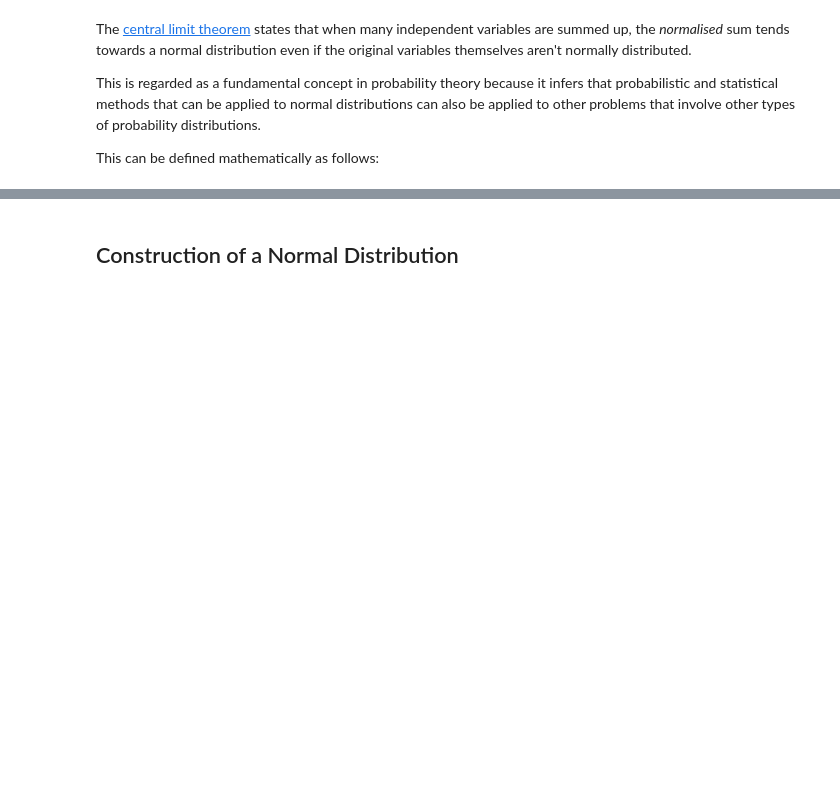
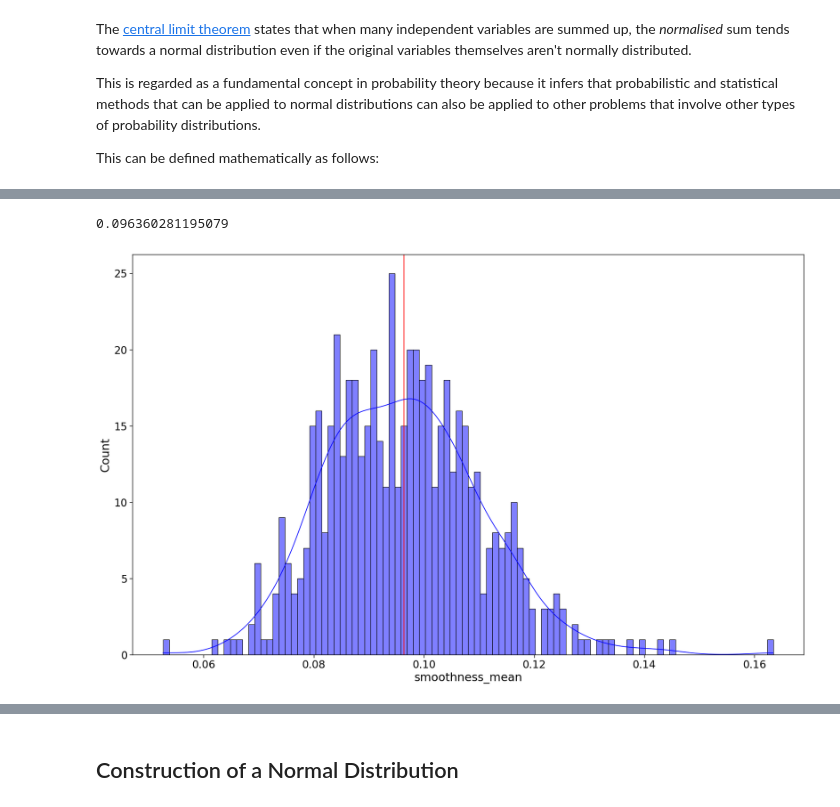
Before and after one commit to fabiofabrizi/fun-data-analysis, a Jupyter notebook: project/Normal-Distribution-Project.ipynb, the cells around one changed output, grey strips where cells are left out. Cells and saved outputs as stored; diff of their text form; code cells hidden in the pictures; blank space fills up the shorter version.

```diff
--- a/project/Normal-Distribution-Project.ipynb
+++ b/project/Normal-Distribution-Project.ipynb
@@ -122,0 +135,4 @@ As the sample size increases, the sample means gets closer to the population mea
+# %%
+# Import the dataset and list variables.
+df = pd.read_csv("../project/dataset/wisconsin.csv")
+df.info()
@@ -122,0 +157,5 @@ As the sample size increases, the sample means gets closer to the population mea
+# %%
+# Look at one variable - 'smoothness mean' of the tumours recorded.
+df_sm = df['smoothness_mean']
+# Looking the statisc of 'smoothness mean'
+df_sm.describe()
@@ -122,0 +172,14 @@ As the sample size increases, the sample means gets closer to the population mea
+# %%
+# Look at the mean of the smoothness mean
+df_sm.mean()
+# %% [output]
+0.096360281195079
+# %%
+# Plot the variable 'smoothness_mean' with a vertical red line for the mean.
+sns.set_context("paper", font_scale=2)
+plt.figure(figsize=(20, 12))
+plt.axvline(x=df_sm.mean(),color='r')
+sns.histplot(df['smoothness_mean'],color='blue', bins=100, kde=True)
+plt.show()
+# %% [output]
+[figure, added]
```
Also changed, not shown: parts of 32 cells of this notebook.
